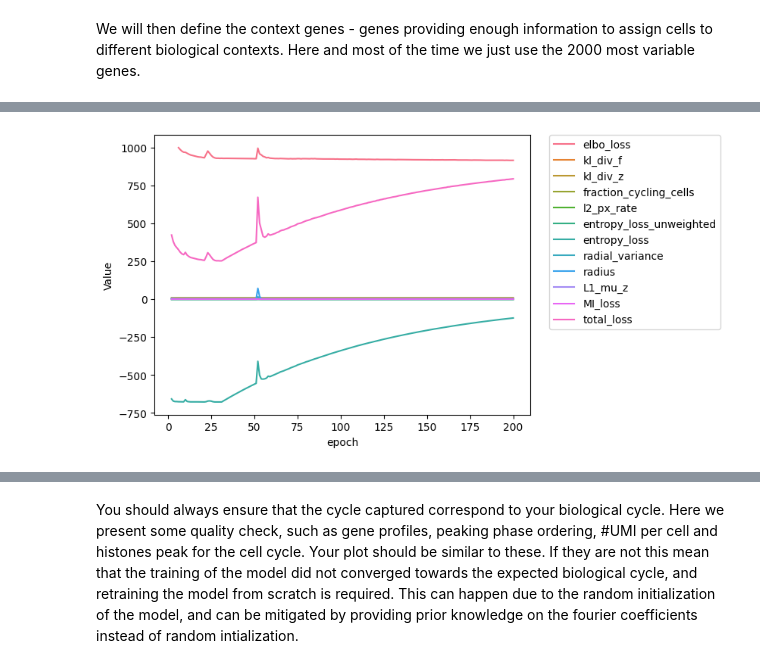
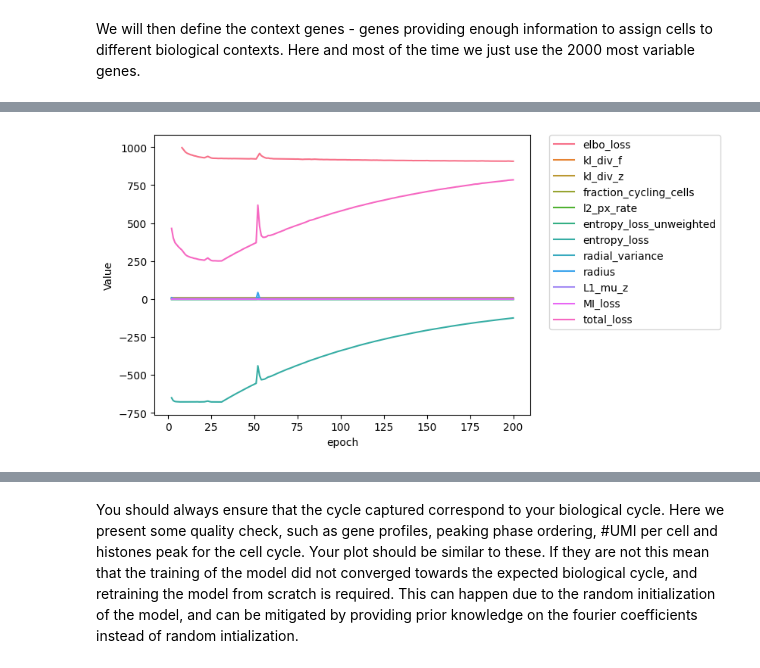
Before and after one commit to gityves/CoPhaser, a Jupyter notebook: tutorials/1_general_tutorial.ipynb, the cells around one changed output, grey strips where cells are left out. Drawn from its saved outputs; the diff is of its cells as text; code cells hidden in the pictures.

```diff
--- a/tutorials/1_general_tutorial.ipynb
+++ b/tutorials/1_general_tutorial.ipynb
@@ -131,6 +133,5 @@ trainer = Trainer(
 trainer.train_model(
     n_epochs=200,
     lr=1e-2,
-    batch_size=1024,
 )
 # %% [output]
@@ -154,4 +155,4 @@ Epoch 200/200, elbo_loss: 914.4004, kl_div_f: 4.0636, kl_div_z: 8.2511, fraction
-[figure, old version]
+[figure, new version]
 # %%
 # Get the infered theta values
 model.to("cpu")
```
Also changed, not shown: parts of 17 cells of this notebook, 1 other file.
